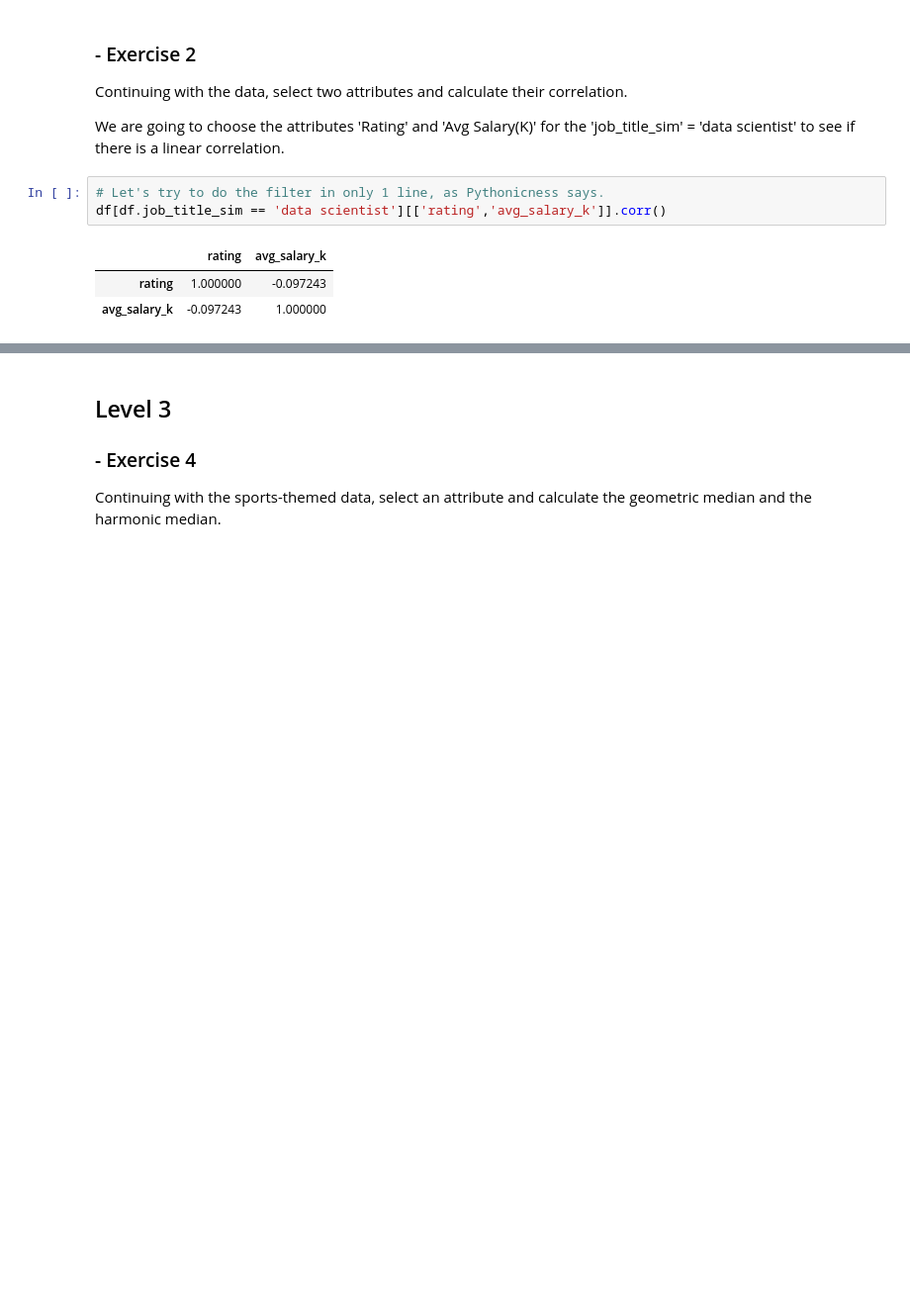
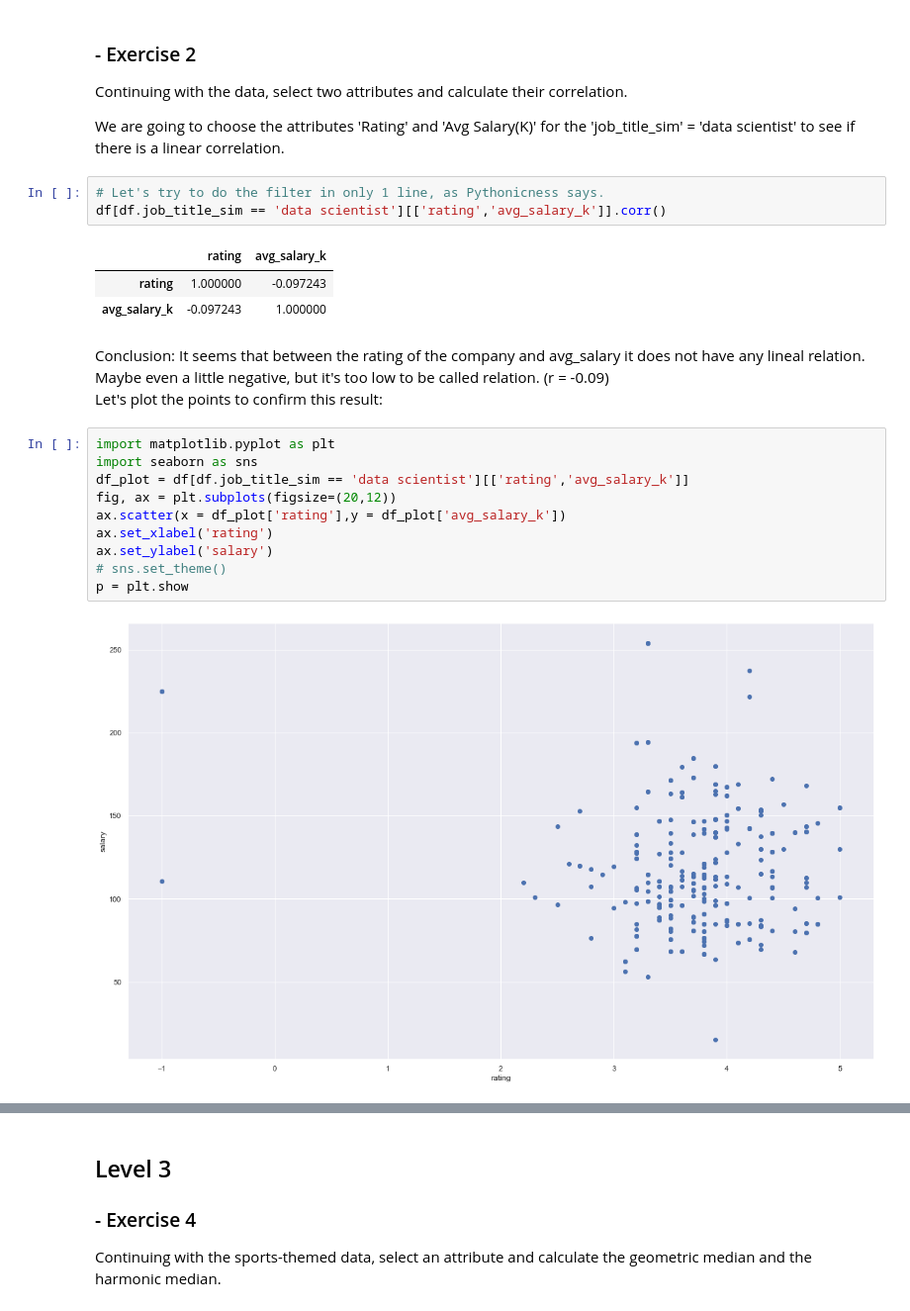
Before and after one commit to Javier-Alfonso-DS/S06_T01_Task_data_probabilities_and_statistics, a Jupyter notebook: S06_T01_Task_data_probabilities_and_statistics.ipynb, the cells around one changed output, grey strips where cells are left out. Shown at 99% size. Cells and saved outputs as stored; diff of their text form; blank space fills up the shorter version.

```diff
--- a/S06_T01_Task_data_probabilities_and_statistics.ipynb
+++ b/S06_T01_Task_data_probabilities_and_statistics.ipynb
@@ -277,3 +277,19 @@ df[df.job_title_sim == 'data scientist'][['rating','avg_salary_k']].corr()
 |  | rating | avg_salary_k |
 | rating | 1.000000 | -0.097243 |
 | avg_salary_k | -0.097243 | 1.000000 |
+# %% [markdown]
+Conclusion: It seems that between the rating of the company and avg_salary it does not have any lineal relation.
+Maybe even a little negative, but it's too low to be called relation. (r = -0.09)
+Let's plot the points to confirm this result:
+# %%
+import matplotlib.pyplot as plt
+import seaborn as sns
+df_plot = df[df.job_title_sim == 'data scientist'][['rating','avg_salary_k']]
+fig, ax = plt.subplots(figsize=(20,12))
+ax.scatter(x = df_plot['rating'],y = df_plot['avg_salary_k'])
+ax.set_xlabel('rating')
+ax.set_ylabel('salary')
+# sns.set_theme()
+p = plt.show
+# %% [output]
+[figure, added]
```
Also changed, not shown: parts of 10 cells of this notebook, 2 other files.
